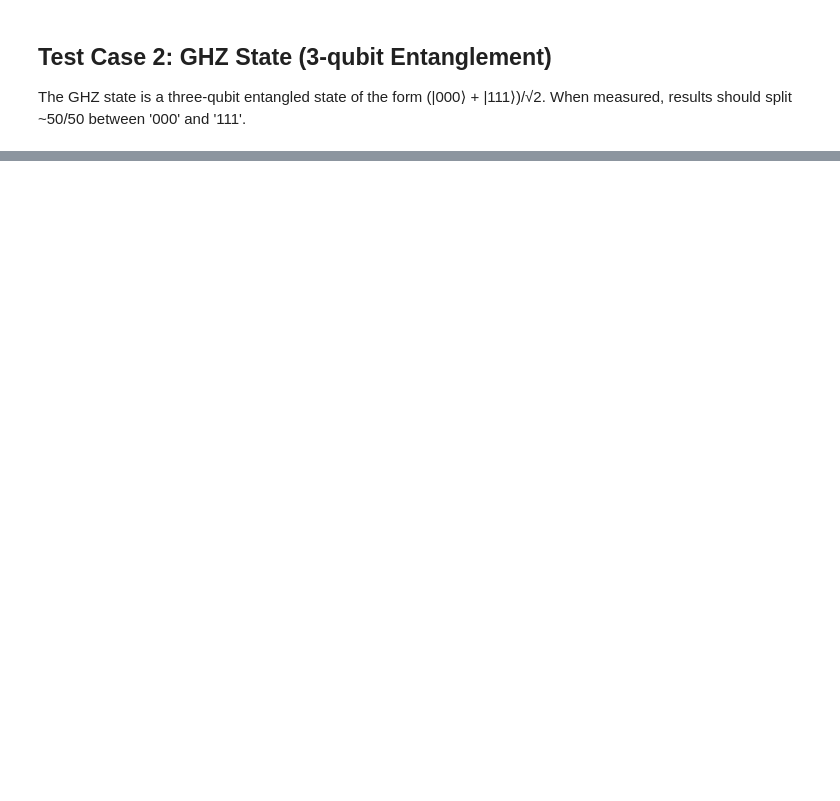
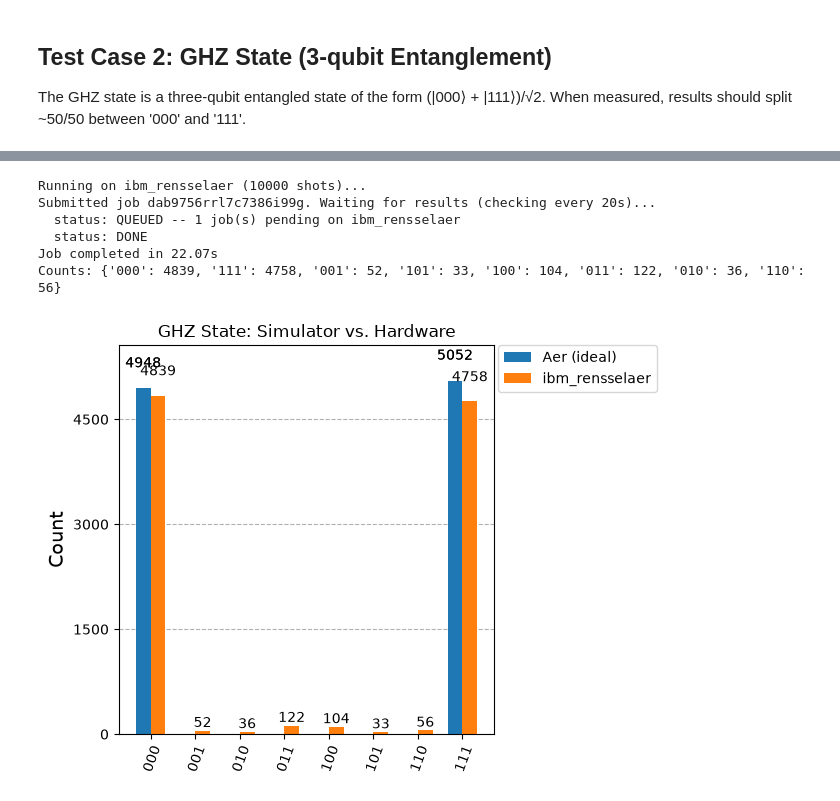
Before and after one commit to bjmcder/designing-quantum-applications, a Jupyter notebook: 00-Setup-Start-Here/06_test_notebook.ipynb, the cells around one changed output, grey strips where cells are left out. Saved outputs shown, nothing was run; the diff lists cells and outputs as text; code cells hidden in the pictures; blank space fills up the shorter version.

```diff
--- a/00-Setup-Start-Here/06_test_notebook.ipynb
+++ b/00-Setup-Start-Here/06_test_notebook.ipynb
@@ -124,0 +229,15 @@ If you see these distributions, your Qiskit environment is properly configured a
+# %%
+ghz_hw_counts = run_circuit_on_hardware(ghz_circuit, backend, shots=10000)
+plot_histogram(
+    [ghz_counts, ghz_hw_counts],
+    legend=["Aer (ideal)", backend.name],
+    title="GHZ State: Simulator vs. Hardware",
+)
+# %% [output]
+Running on ibm_rensselaer (10000 shots)...
+Submitted job dab9756rrl7c7386i99g. Waiting for results (checking every 20s)...
+  status: QUEUED -- 1 job(s) pending on ibm_rensselaer
+  status: DONE
+Job completed in 22.07s
+Counts: {'000': 4839, '111': 4758, '001': 52, '101': 33, '100': 104, '011': 122, '010': 36, '110': 56}
+[figure, added]
```
Also changed, not shown: parts of 12 cells of this notebook.
